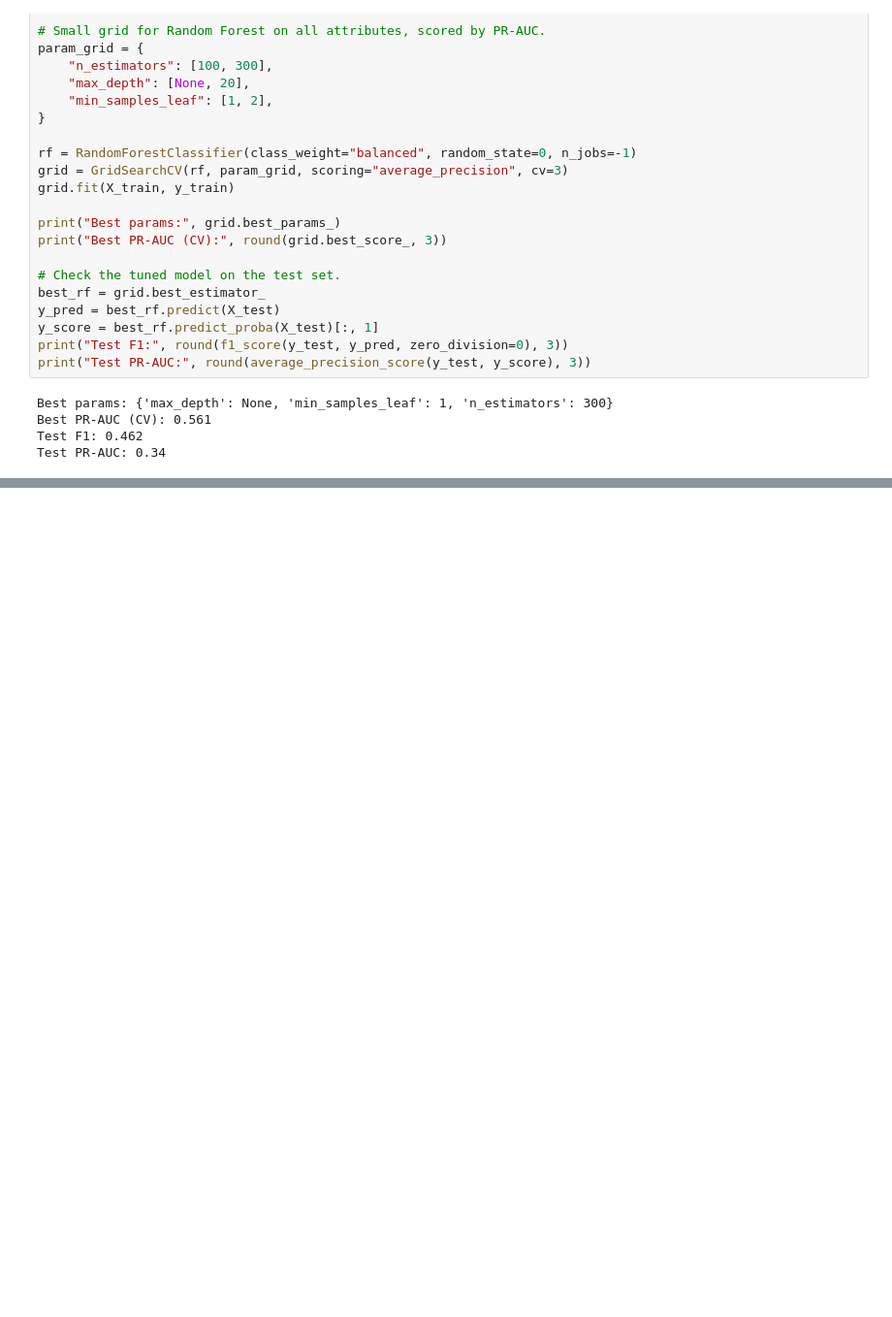
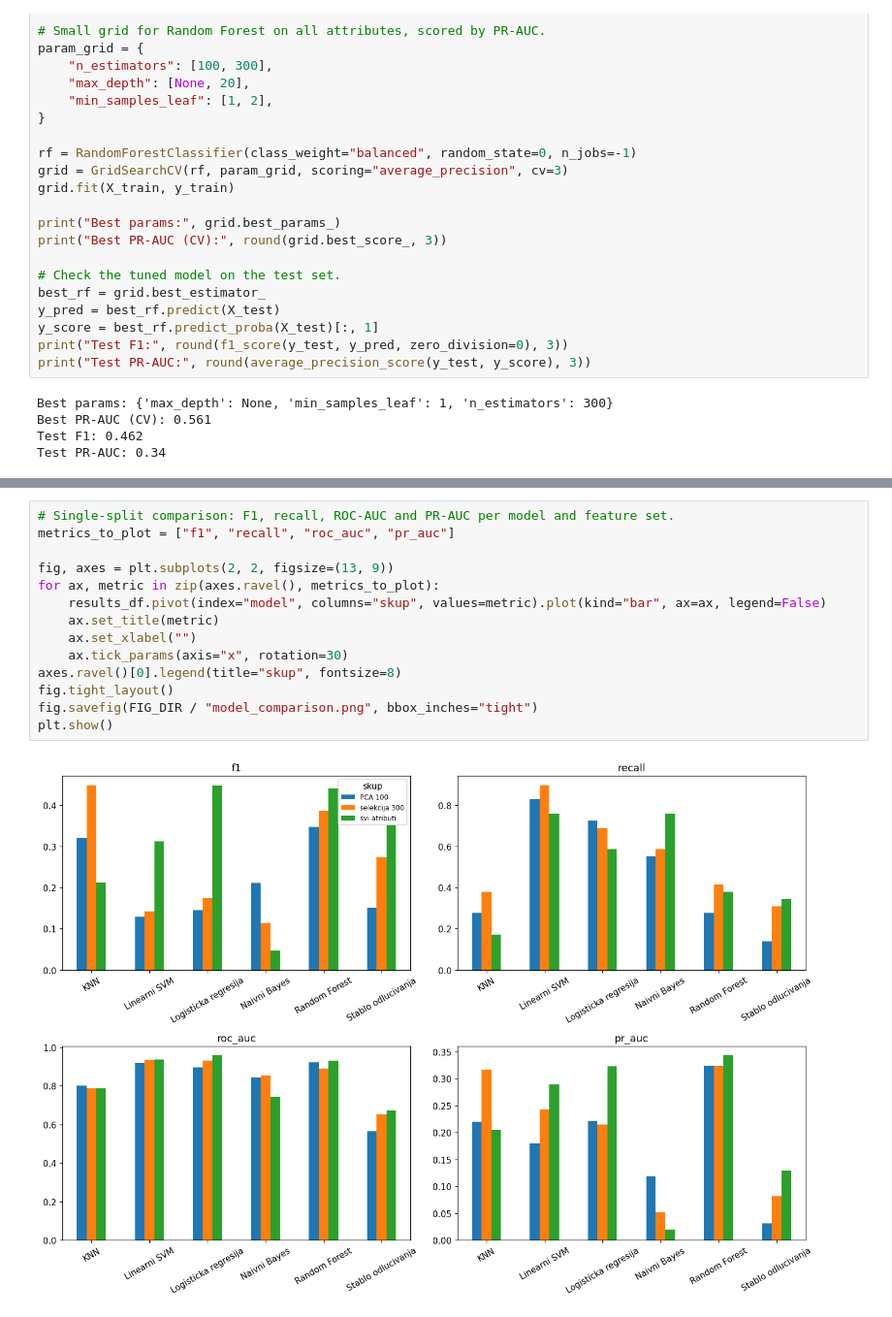
Before and after one commit to uroskovacevic02/p53-mutants, a Jupyter notebook: p53_classification.ipynb, the cells around one changed output, grey strips where cells are left out. Shown at 97% size. Saved outputs shown, nothing was run; the diff lists cells and outputs as text; blank space fills up the shorter version.

Commit message:
add model comparison and confusion matrix

```diff
--- a/p53_classification.ipynb
+++ b/p53_classification.ipynb
@@ -649,0 +654,16 @@ Test PR-AUC: 0.34
+# %%
+# Single-split comparison: F1, recall, ROC-AUC and PR-AUC per model and feature set.
+metrics_to_plot = ["f1", "recall", "roc_auc", "pr_auc"]
+
+fig, axes = plt.subplots(2, 2, figsize=(13, 9))
+for ax, metric in zip(axes.ravel(), metrics_to_plot):
+    results_df.pivot(index="model", columns="skup", values=metric).plot(kind="bar", ax=ax, legend=False)
+    ax.set_title(metric)
+    ax.set_xlabel("")
+    ax.tick_params(axis="x", rotation=30)
+axes.ravel()[0].legend(title="skup", fontsize=8)
+fig.tight_layout()
+fig.savefig(FIG_DIR / "model_comparison.png", bbox_inches="tight")
+plt.show()
+# %% [output]
+[figure, added]
```
Also changed, not shown: parts of 4 cells of this notebook, 3 other files.
